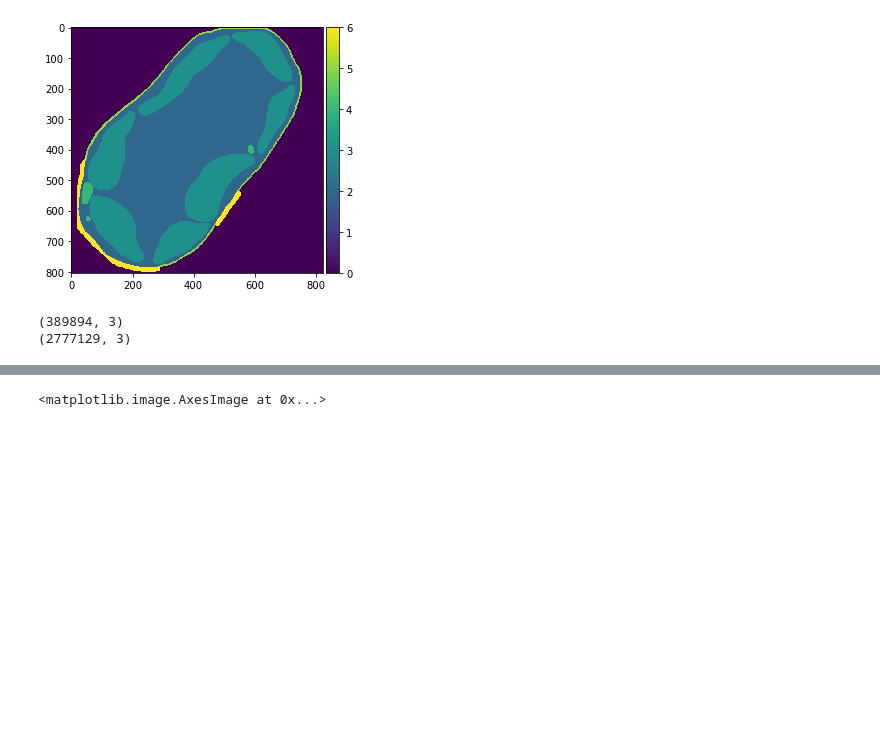
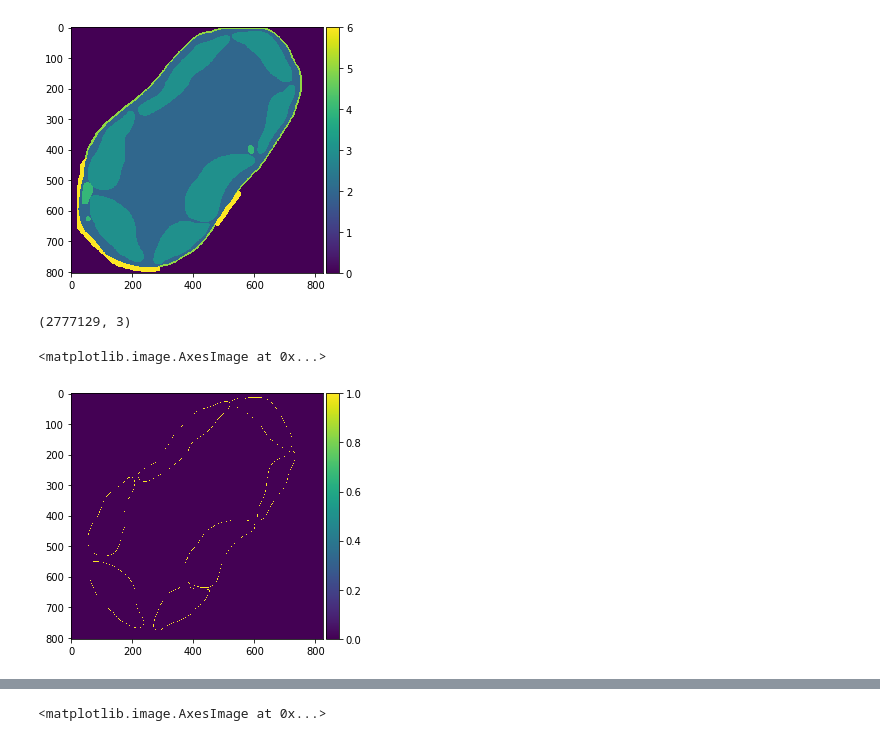
Before and after one commit to gtrancourt/3D-Organelle-Distances-, a Jupyter notebook: Organelle_distance_CW-to-CHL-GTR.ipynb, the cells around one changed output, grey strips where cells are left out. Drawn from its saved outputs; the diff is of its cells as text; code cells hidden in the pictures; blank space fills up the shorter version.

```diff
--- a/Organelle_distance_CW-to-CHL-GTR.ipynb
+++ b/Organelle_distance_CW-to-CHL-GTR.ipynb
@@ -90,12 +110,12 @@ io.imshow(cell_iso[200])
 # %%
 ## Extract the stacks for the surface to compute
 # Mitochondria
-mito_stack = (cell_iso == MIT)
-mito_erosion = Erosion3DimJ(mito_stack)
-mito_edge = mito_stack ^ mito_erosion
-mito_pos = np.argwhere(mito_edge)
-del mito_erosion
-print(mito_pos.shape)
+# mito_stack = (cell_iso == MIT)
+# mito_erosion = Erosion3DimJ(mito_stack)
+# mito_edge = mito_stack ^ mito_erosion
+# mito_pos = np.argwhere(mito_edge)
+# del mito_erosion
+# print(mito_pos.shape)
 
 # Chloroplasts
 chl_stack = (cell_iso == CHL)
@@ -108,8 +128,12 @@ print(chl_pos.shape)
 # Chl + Mito stack
 #chl_mito = mito_stack + chl_stack
 # %% [output]
-(389894, 3)
 (2777129, 3)
+# %%
+io.imshow(chl_edge[200].astype(int))
+# %% [output]
+<matplotlib.image.AxesImage at 0x...>
+[figure, added]
 # %%
 io.imshow(chl_mito[200].astype(int))
 # %% [output]
```
Also changed, not shown: parts of 19 cells of this notebook, 1 other file.
